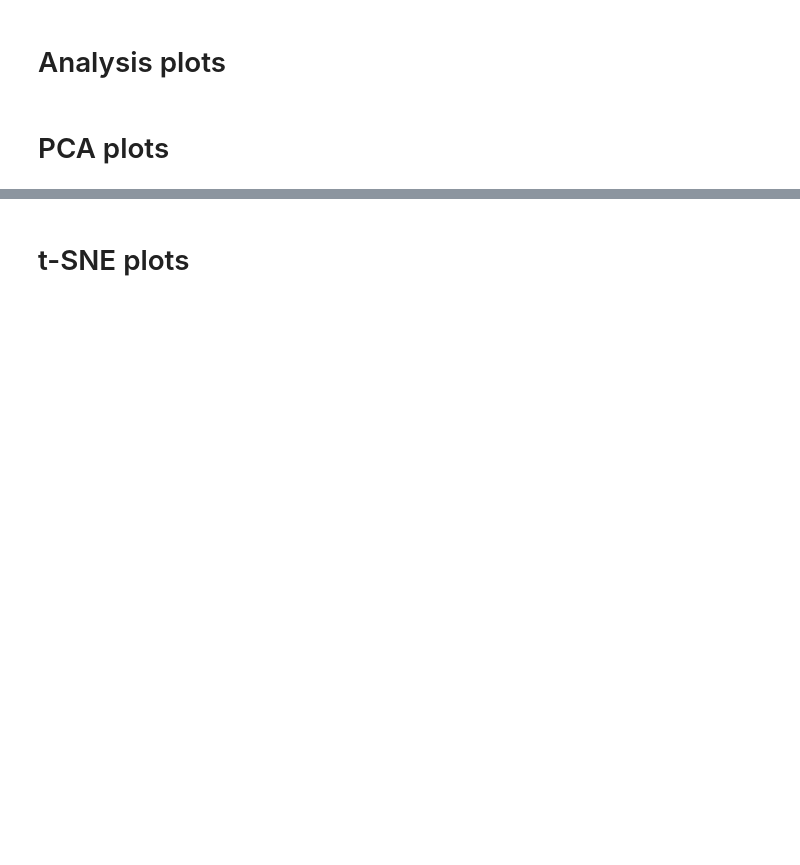
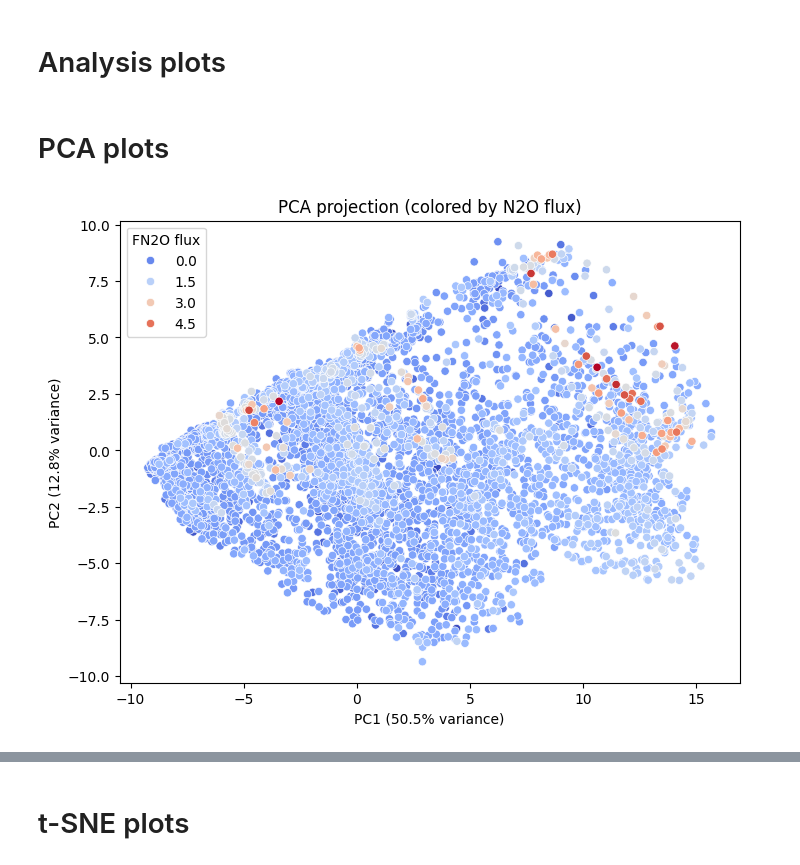
Before and after one commit to AndreasHiropedi/N2O_Emissions_Prediction, a Jupyter notebook: data_exploration/data_exploration_forel.ipynb, the cells around one changed output, grey strips where cells are left out. Cells and saved outputs as stored; diff of their text form; code cells hidden in the pictures; blank space fills up the shorter version.

Commit message:
added pca umap and tsne plots

```diff
--- a/data_exploration/data_exploration_forel.ipynb
+++ b/data_exploration/data_exploration_forel.ipynb
@@ -9,3 +27,6 @@ import numpy as np
 import matplotlib.pyplot as plt
 # %% [markdown]
 # Forel 2024-25 Dataset Cleaning
+# %%
+df = pd.read_csv("../datasets/FOREL_2024_25.csv")
+df.columns
@@ -12,2 +181,12 @@ import matplotlib.pyplot as plt
 # %% [markdown]
 # Further Analysis and Checks
+# %%
+# Ensure timestamp is datetime and sorted (already done by setting it as index)
+# aeschi is already sorted by index since we used set_index() and sort_index()
+
+# Compute time difference between consecutive timestamps using the index
+forel["time_diff"] = forel.index.to_series().diff()
+
+# Look at large gaps
+print(forel["time_diff"].describe())
+forel[forel["time_diff"] > pd.Timedelta("3 days")].head(50)
@@ -15,3 +340,39 @@ import matplotlib.pyplot as plt
 # Analysis plots
 # %% [markdown]
 # PCA plots
+# %%
+forel_clean = forel.dropna()
+forel_clean = forel_clean.sort_values(
+    by="N2O_Flux",
+    ascending=True  # ascending puts zeros first, descending puts them last
+)
+
+X_2 = forel_clean.drop(columns=["N2O_Flux", "time_diff", "Date"])
+y_2 = forel_clean["N2O_Flux"]
+
+from sklearn.decomposition import PCA
+from sklearn.preprocessing import StandardScaler
+import matplotlib.pyplot as plt
+import seaborn as sns
+
+# Standardize predictors
+X_scaled_2 = StandardScaler().fit_transform(X_2)
+
+# Run PCA (2 components for visualization)
+pca_2 = PCA(n_components=2)
+X_pca_2 = pca_2.fit_transform(X_scaled_2)
+
+# Create DataFrame for plotting
+pca_df_2 = pd.DataFrame(X_pca_2, columns=['PC1', 'PC2'])
+pca_df_2["FN2O"] = y_2.values
+
+# Scatter plot
+plt.figure(figsize=(8,6))
+sns.scatterplot(data=pca_df_2, x="PC1", y="PC2", hue="FN2O", palette="coolwarm")
+plt.title("PCA projection (colored by N2O flux)")
+plt.xlabel(f"PC1 ({pca_2.explained_variance_ratio_[0]*100:.1f}% variance)")
+plt.ylabel(f"PC2 ({pca_2.explained_variance_ratio_[1]*100:.1f}% variance)")
+plt.legend(title="FN2O flux", loc="best")
+plt.show()
+# %% [output]
+[figure, added]
```
Also changed, not shown: parts of 17 cells of this notebook.
